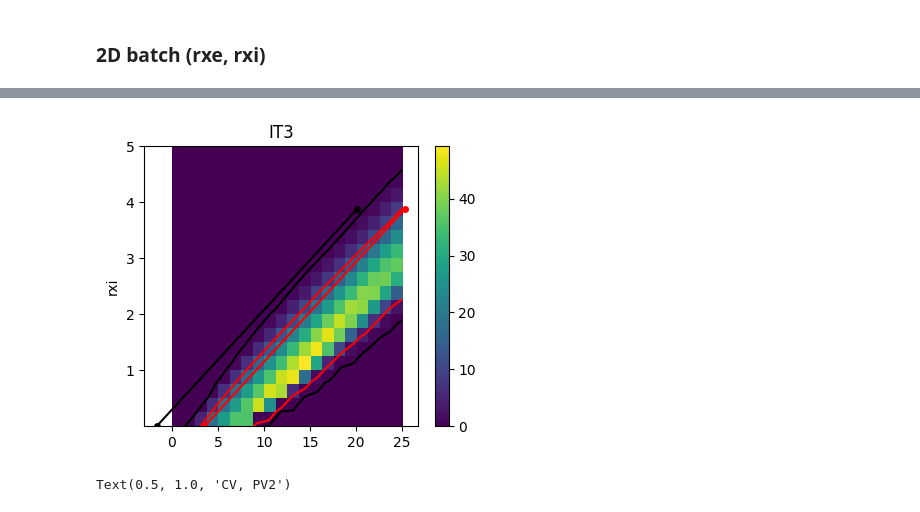
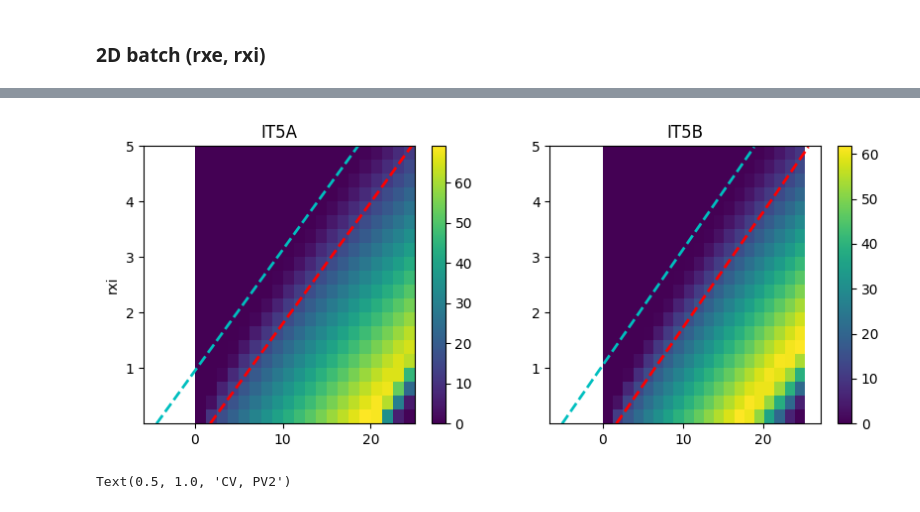
Before and after one commit to niknovikov19/A1-OUinp, a Jupyter notebook: exp_configs/batch_rxbkg_unconn_state1_mech1/proc_batch.ipynb, the cells around one changed output, grey strips where cells are left out. Saved outputs shown, nothing was run; the diff lists cells and outputs as text; code cells hidden in the pictures.

```diff
--- a/exp_configs/batch_rxbkg_unconn_state1_mech1/proc_batch.ipynb
+++ b/exp_configs/batch_rxbkg_unconn_state1_mech1/proc_batch.ipynb
@@ -576,6 +576,8 @@ vars_1d = [
 
 X_pop = X[pop]
 
+k = 1
+
 # Compute coordinate bounds
 x0 = float(X_pop[xname].min()) * k
 x1 = float(X_pop[xname].max()) * k
@@ -604,20 +606,23 @@ contour = find_contour(X_up['rate'], r0, xname, yname)
 for v in vars_used:
     contour[v] = interp_on_points(X_up[v], contour['xy'], xname, yname)
 
-# Find the contour point with maximal CV
-imax = np.nanargmax(contour['cv'])
+# Select contour point
+#imax = np.nanargmax(contour['cv'])   # maximal CV
+imax = int(len(contour['cv']) / 2)   # midpoint
 xmax = contour[xname][imax]
 ymax = contour[yname][imax]
 
 # Plot 2D maps with contour and max-CV point
 fig, axs = plt.subplots(2, 2, figsize=(8, 6))
 
+q = 1e-3
+
 for ax, (title, v) in zip(axs.ravel(), vars_2d):
     da = X_up[v]
 
     im = ax.imshow(
         da.transpose(xname, yname).values.T,
-        extent=(x0, x1, y0, y1),
+        extent=[v * q for v in  (x0, x1, y0, y1)],
         aspect='auto',
         origin='lower',
         interpolation=interp_2d
@@ -626,9 +631,9 @@ for ax, (title, v) in zip(axs.ravel(), vars_2d):
     for xs, ys in zip(
             split_by_seg(contour[xname], contour['seg_id']),
             split_by_seg(contour[yname], contour['seg_id'])):
-        ax.plot(xs, ys, 'k-', lw=2)
+        ax.plot(xs * q, ys * q, 'k-', lw=2)
 
-    ax.plot(xmax, ymax, 'ro')
+    ax.plot(xmax * q, ymax * q, 'ro')
     ax.set_title(title)
     fig.colorbar(im, ax=ax, shrink=0.8)
 
@@ -724,9 +729,9 @@ exp_name = 'batch_rxbkg_unconn_state1_mech1/pops_inpsur_newsec_var_rxe_rxi'
 #exp_label = 'ct'
 
 #exp_name_sub = '2d_5x5_psp_0.5_xsec_soma_soma/exp_it5_wx_psp_0.5_sz_5_5_rxmax_25.0_5.0_rxmin_1_1_t_3.0_5.0_wmult_0.25_ee_0.5_lensec_0_xsec_soma_soma'
-#exp_name_sub = '2d_20x20_psp_0.5_xsec_soma_soma/exp_it5_wx_psp_0.5_sz_20_20_rxmax_25.0_5.0_rxmin_1_1_t_3.0_5.0_wmult_0.25_ee_0.5_lensec_0_xsec_soma_soma'
-#pops_used = ['IT5A', 'IT5B']
-#exp_label = 'it5'
+exp_name_sub = '2d_20x20_psp_0.5_xsec_soma_soma/exp_it5_wx_psp_0.5_sz_20_20_rxmax_25.0_5.0_rxmin_1_1_t_3.0_5.0_wmult_0.25_ee_0.5_lensec_0_xsec_soma_soma'
+pops_used = ['IT5A', 'IT5B']
+exp_label = 'it5'
 
 #exp_name_sub = '2d_20x20_psp_0.5_xsec_soma_soma/exp_it4_wx_psp_0.5_sz_20_20_rxmax_25.0_5.0_rxmin_1_1_t_3.0_5.0_wmult_0.25_ee_0.5_lensec_0_xsec_soma_soma'
 #pops_used = ['ITP4', 'ITS4']
@@ -742,8 +747,8 @@ exp_name = 'batch_rxbkg_unconn_state1_mech1/pops_inpsur_newsec_var_rxe_rxi'
 #exp_label = 'pt5b'
 
 #exp_name_sub = '2d_5x5_psp_0.5_xsec_soma_soma/exp_it3_wx_psp_0.5_sz_5_5_rxmax_25.0_5.0_rxmin_1_1_t_3.0_5.0_wmult_0.25_ee_0.5_lensec_0_xsec_soma_soma'
-exp_name_sub = '2d_20x20_psp_0.5_xsec_soma_soma/exp_it3_wx_psp_0.5_sz_20_20_rxmax_25.0_5.0_rxmin_1_1_t_3.0_5.0_wmult_0.25_ee_0.5_lensec_0_xsec_soma_soma'
-pops_used = ['IT3']
+#exp_name_sub = '2d_20x20_psp_0.5_xsec_soma_soma/exp_it3_wx_psp_0.5_sz_20_20_rxmax_25.0_5.0_rxmin_1_1_t_3.0_5.0_wmult_0.25_ee_0.5_lensec_0_xsec_soma_soma'
+#pops_used = ['IT3']
 #exp_label = 'it3'
 # %%
 dirpath_res = dirpath_repo_root / 'exp_results' / exp_name
@@ -901,9 +906,11 @@ for n, pop in enumerate(pops_used):
 
     # Contours
     c = []
-    cols = ['k', 'r']
+    cols = ['c', 'r']
     for m, r0_ in enumerate(r0):
         cc = plt.contour(r.rxe * k, r.rxi * k, (r - r0_).T, [0], colors=cols[m])
+        for coll in cc.collections:
+            coll.set_visible(False)
         cc = cc.allsegs[0]
         try:
             rxe_min_seg = [np.min(c_[:, 0]) for c_ in cc]
@@ -941,41 +948,43 @@ for n, pop in enumerate(pops_used):
         rxi_min = rxi1 + q * (rxe_min - rxe1)
 
     # Plot the resulting parallelogram region
-    plt.plot([rxe_min, rxe_max], [rxi_min, rxi_max], 'r.-', markersize=8)
-    plt.plot([rxe_min - d, rxe_max - d], [rxi_min, rxi_max], 'k.-', markersize=8)
+    plt.plot([rxe_min, rxe_max], [rxi_min, rxi_max], 'r--',
+              markersize=8, linewidth=2)
+    plt.plot([rxe_min - d, rxe_max - d], [rxi_min, rxi_max], 'c--',
+             markersize=8, linewidth=2)
 
     # Store the region
     p = 10   # precision
     regions[pop] = {
         'rxe0': int(rxe_min / k / p) * p,
         'rxi0': int(rxi_min / k / p) * p,
         'drxe': int(d / k / p) * p,
         'drxi': int((rxi_max - rxi_min) / k / p) * p,
         'rxi_rxe_slope': q,
     }
 
 #plt.xlabel('rxe')
 
 # Collect parameters
 par = {
     'exp_name': exp_name,
     'exp_name_sub': exp_name_sub,
     'exp_label': exp_label,
     'pops': pops_used,
     'r_levels': r0,
     'r_margins': [marg_l, marg_r]
 }
 
 # Save the result
 res = {'regions': regions, 'params': par}
 dirpath_out = dirpath_repo_root / 'exp_results' / exp_name / exp_name_sub
 fpath_out = dirpath_out / f'regions_{exp_label}.json'
 with open(fpath_out, 'w') as fid:
     json.dump(res, fid, indent=4)
 
 #pprint(res)
 # %% [output]
-[figure, old version]
+[figure, new version]
 # %%
 pop = pops_used[0]
 rxi = X.rxi.item(0)
```
Also changed, not shown: parts of 10 cells of this notebook, 3 other files.
